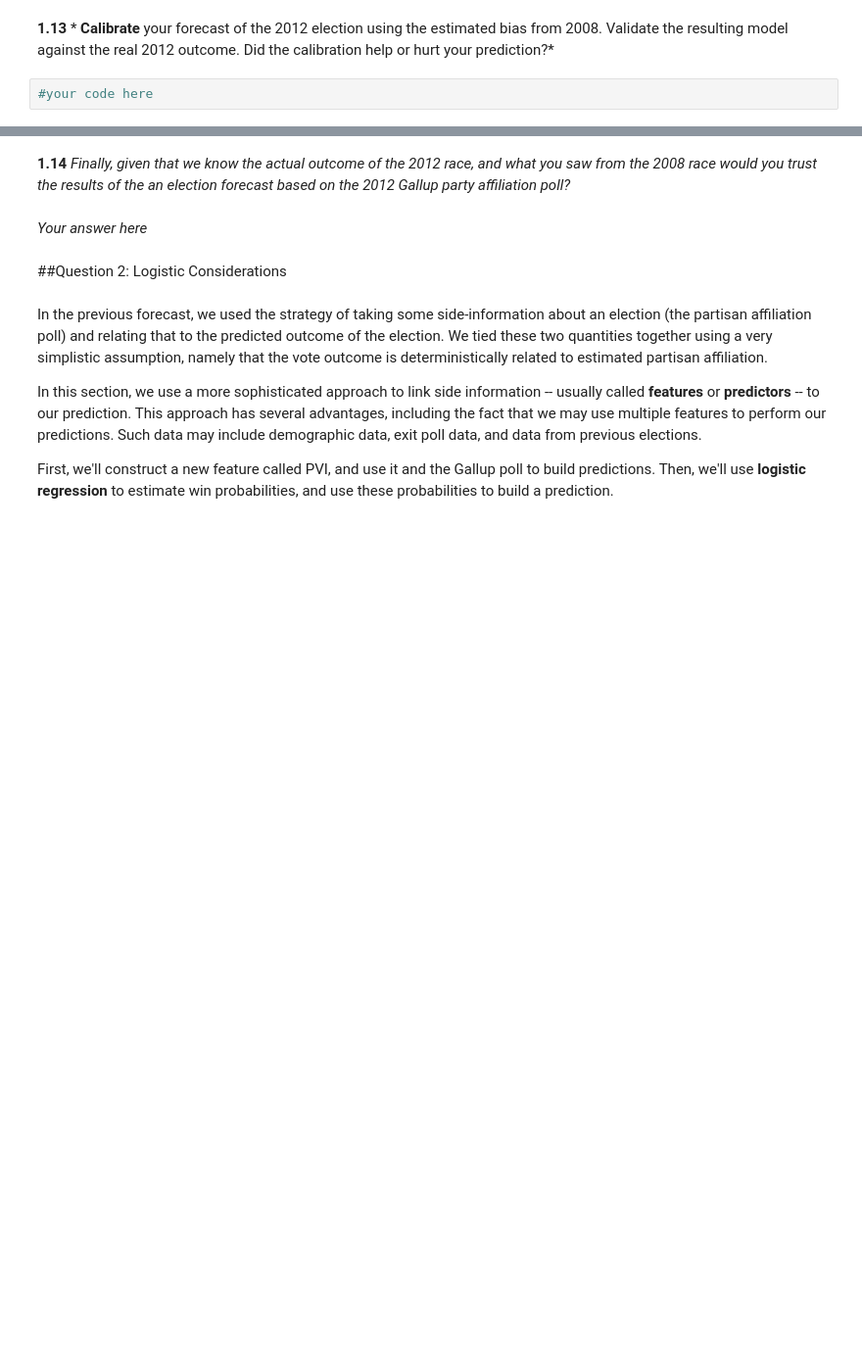
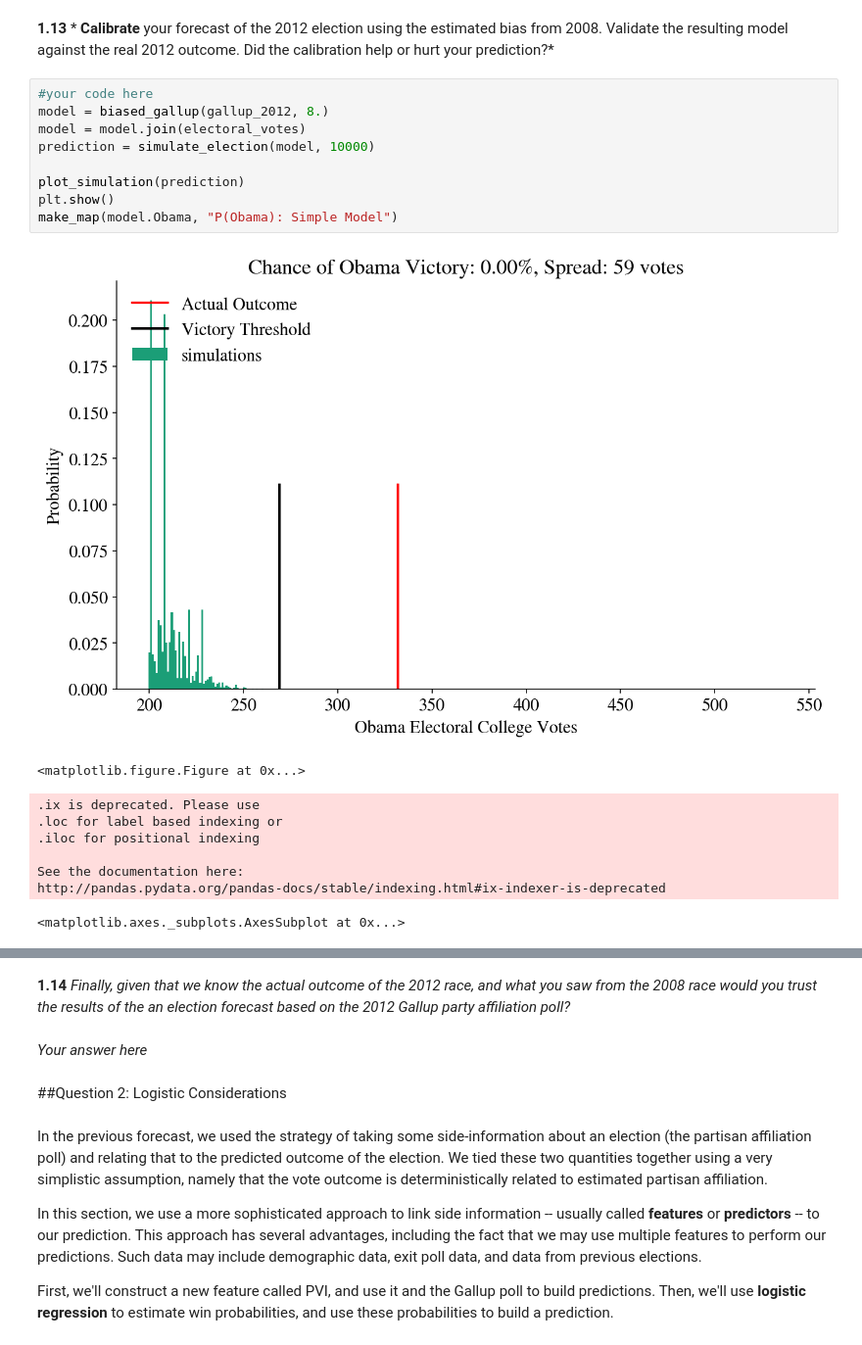
Before and after one commit to frogman141/ssf_cs109, a Jupyter notebook: homework/HW2.ipynb, the cells around one changed output, grey strips where cells are left out. Shown at 98% size. Cells and saved outputs as stored; diff of their text form; blank space fills up the shorter version.

```diff
--- a/homework/HW2.ipynb
+++ b/homework/HW2.ipynb
@@ -718,4 +731,21 @@ print (prediction_08.Dem_Adv - prediction_08.Dem_Win).mean()
 # %% [markdown]
 **1.13** * **Calibrate** your forecast of the 2012 election using the estimated bias from 2008. Validate the resulting model against the real 2012 outcome. Did the calibration help or hurt your prediction?*
-# %%
-#your code here
+# %%
+#your code here
+model = biased_gallup(gallup_2012, 8.)
+model = model.join(electoral_votes)
+prediction = simulate_election(model, 10000)
+
+plot_simulation(prediction)
+plt.show()
+make_map(model.Obama, "P(Obama): Simple Model")
+# %% [output]
+[figure, added]
+<matplotlib.figure.Figure at 0x...>
+.ix is deprecated. Please use
+.loc for label based indexing or
+.iloc for positional indexing
+
+See the documentation here:
+http://pandas.pydata.org/pandas-docs/stable/indexing.html#ix-indexer-is-deprecated
+<matplotlib.axes._subplots.AxesSubplot at 0x...>
```
Also changed, not shown: parts of 15 cells of this notebook, 20 other files.
